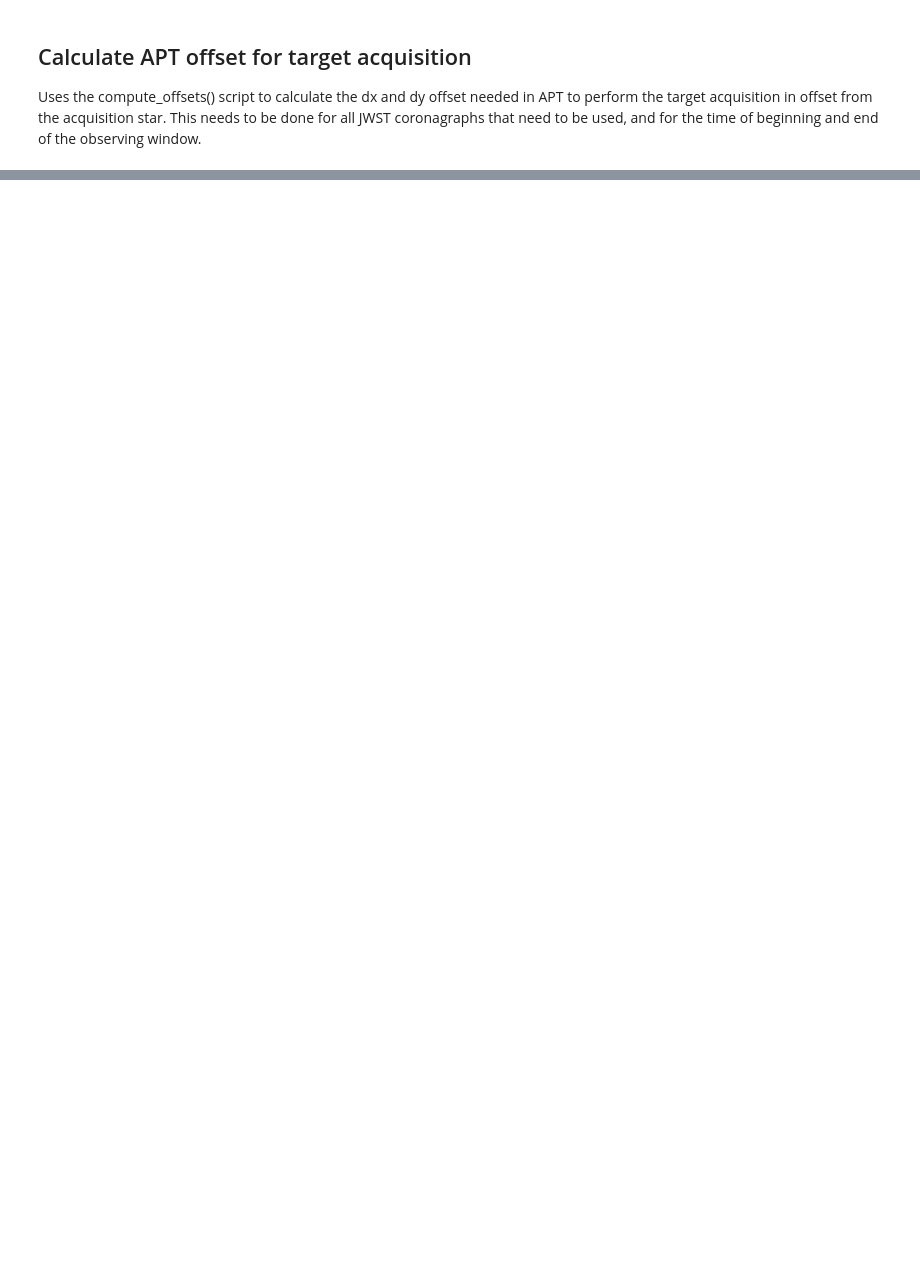
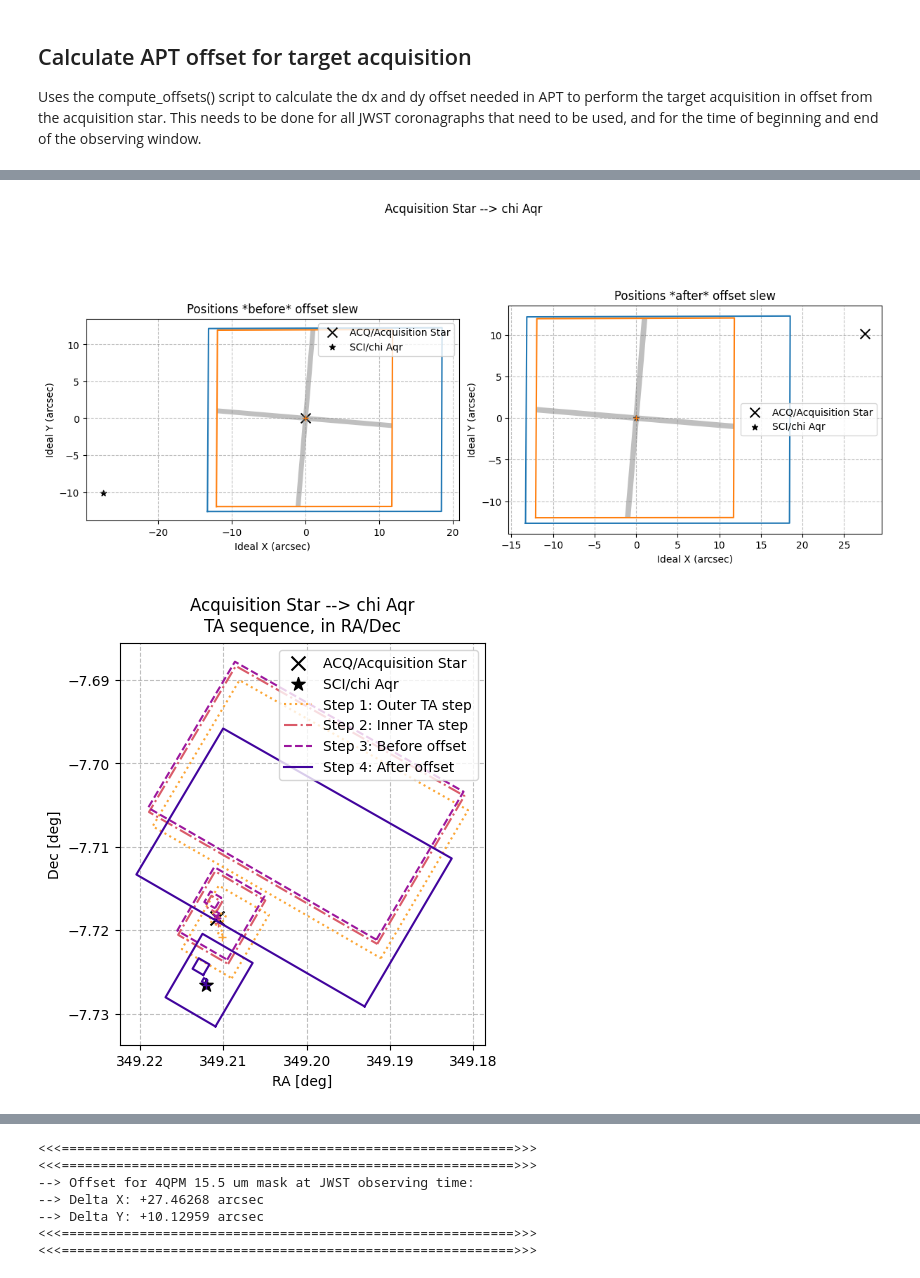
Before and after one commit to mmarengo/jwst_offset, a Jupyter notebook: chi_aqr_miri_offset_ta.ipynb, the cells around one changed output, grey strips where cells are left out. Cells and saved outputs as stored; diff of their text form; code cells hidden in the pictures; blank space fills up the shorter version.

```diff
--- a/chi_aqr_miri_offset_ta.ipynb
+++ b/chi_aqr_miri_offset_ta.ipynb
@@ -218 +304,24 @@ print('<<<==========================================================>>>')
 <<<==========================================================>>>
+# %%
+# Calculate offsets for 4QPM 15.5 um mask at JWST observing time
+dx, dy = coff.compute_offsets(slew_from,
+                              slew_to,
+                              V3PA_TIME,
+                              CORON_ID_B,
+                              verbose = False,
+                              show_plots = SHOW_PLOTS,
+                              plot_full = PLOT_FULL,
+                              return_offsets = True
+                              )
+
+# Print offsets
+print('<<<==========================================================>>>')
+print('<<<==========================================================>>>')
+print(f'--> Offset for 4QPM 15.5 um mask at JWST observing time:')
+print(f'--> Delta X: {dx:+4.5f} arcsec')
+print(f'--> Delta Y: {dy:+4.5f} arcsec')
+print('<<<==========================================================>>>')
+print('<<<==========================================================>>>')
+# %% [output]
+[figure, added]
+[figure, added]
@@ -219,3 +329,10 @@ print('<<<==========================================================>>>')
+<<<==========================================================>>>
+<<<==========================================================>>>
+--> Offset for 4QPM 15.5 um mask at JWST observing time:
+--> Delta X: +27.46268 arcsec
+--> Delta Y: +10.12959 arcsec
+<<<==========================================================>>>
+<<<==========================================================>>>
 # %%
 # Calculate offsets for 4QPM 15.5 um mask at JWST observing window start
 dx, dy = coff.compute_offsets(slew_from1,
```
Also changed, not shown: parts of 14 cells of this notebook, 1 other file.
